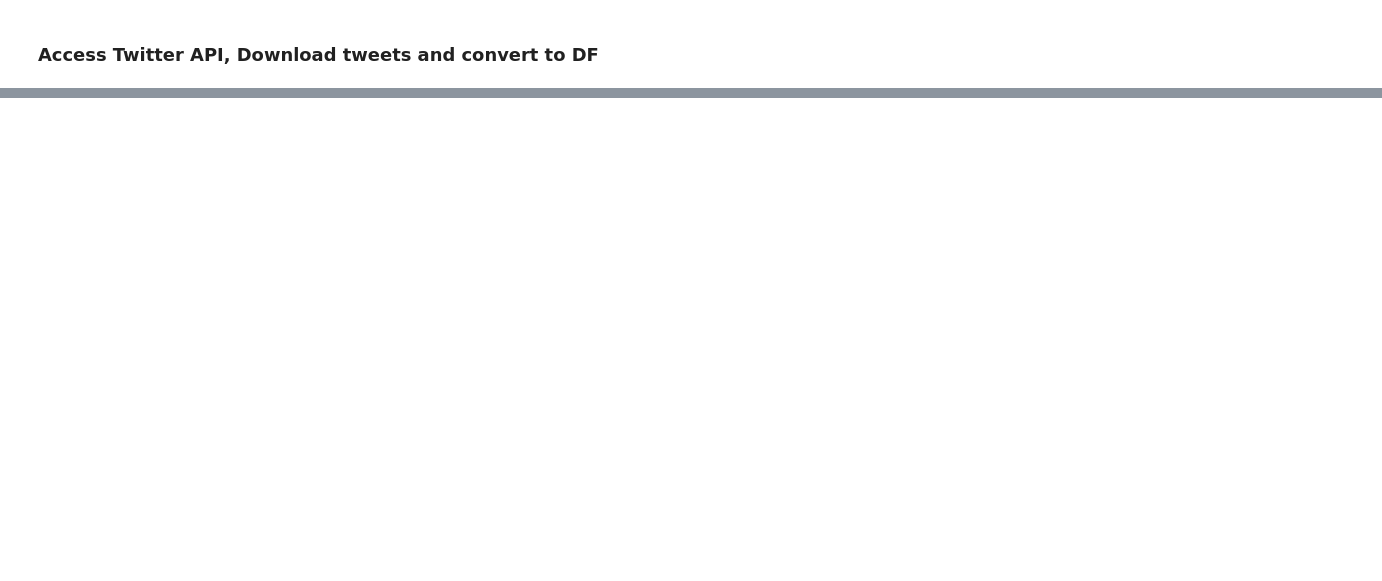
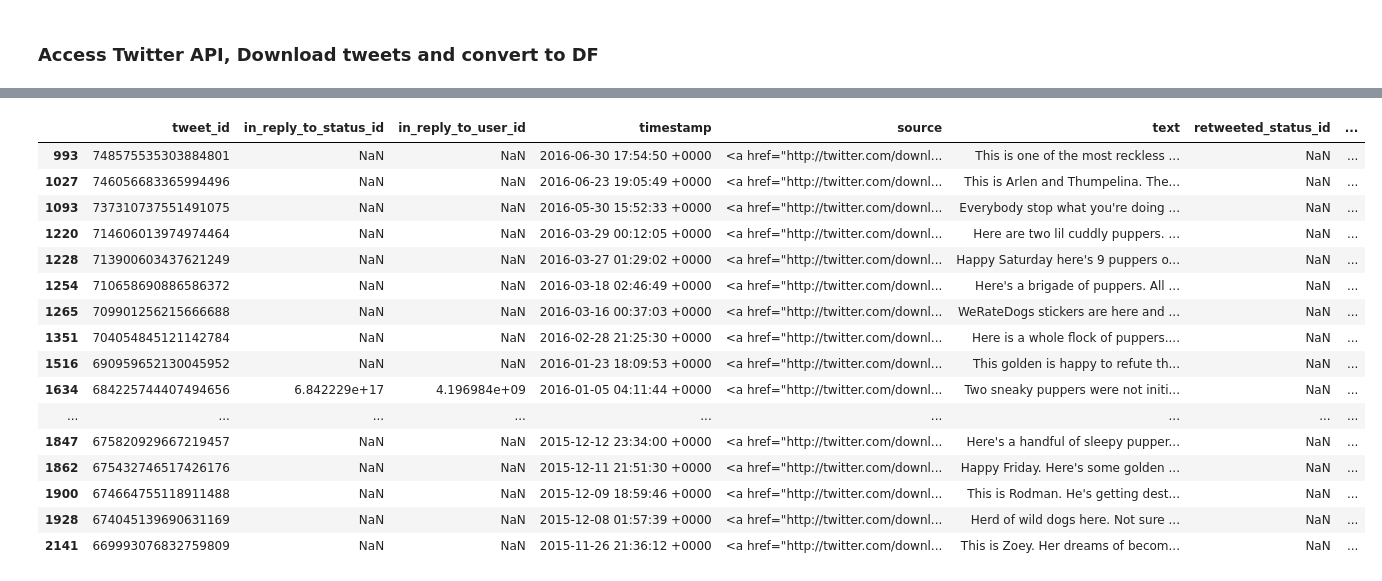
Before and after one commit to cb1118/dataAnalyst, a Jupyter notebook: dataWrangling/project/wrangle_act.ipynb, the cells around one changed output, grey strips where cells are left out. Saved outputs shown, nothing was run; the diff lists cells and outputs as text; code cells hidden in the pictures; blank space fills up the shorter version.

```diff
--- a/dataWrangling/project/wrangle_act.ipynb
+++ b/dataWrangling/project/wrangle_act.ipynb
@@ -32,5 +34,5 @@ pd.set_option('display.max_colwidth', -1)
 # %% [markdown]
 ### Open Twitter Archive
 # %%
-df_tae = pd.read_csv('twitter-archive-enhanced.csv')
+tw_arch = pd.read_csv('twitter-archive-enhanced.csv')
 # %%
@@ -422,0 +218,20 @@ memory usage: 585.6+ KB
+# %%
+tw_arch[tw_arch.text.str.contains('puppers',case = False) & (tw_arch.pupper == "None")]
+# %% [output]
+|  | tweet_id | in_reply_to_status_id | in_reply_to_user_id | timestamp | source | text | retweeted_status_id | ... |
+| 993 | 748575535303884801 | NaN | NaN | 2016-06-30 17:54:50 +0000 | <a href="http://twitter.com/downl... | This is one of the most reckless ... | NaN | ... |
+| 1027 | 746056683365994496 | NaN | NaN | 2016-06-23 19:05:49 +0000 | <a href="http://twitter.com/downl... | This is Arlen and Thumpelina. The... | NaN | ... |
+| 1093 | 737310737551491075 | NaN | NaN | 2016-05-30 15:52:33 +0000 | <a href="http://twitter.com/downl... | Everybody stop what you're doing ... | NaN | ... |
+| 1220 | 714606013974974464 | NaN | NaN | 2016-03-29 00:12:05 +0000 | <a href="http://twitter.com/downl... | Here are two lil cuddly puppers. ... | NaN | ... |
+| 1228 | 713900603437621249 | NaN | NaN | 2016-03-27 01:29:02 +0000 | <a href="http://twitter.com/downl... | Happy Saturday here's 9 puppers o... | NaN | ... |
+| 1254 | 710658690886586372 | NaN | NaN | 2016-03-18 02:46:49 +0000 | <a href="http://twitter.com/downl... | Here's a brigade of puppers. All ... | NaN | ... |
+| 1265 | 709901256215666688 | NaN | NaN | 2016-03-16 00:37:03 +0000 | <a href="http://twitter.com/downl... | WeRateDogs stickers are here and ... | NaN | ... |
+| 1351 | 704054845121142784 | NaN | NaN | 2016-02-28 21:25:30 +0000 | <a href="http://twitter.com/downl... | Here is a whole flock of puppers.... | NaN | ... |
+| 1516 | 690959652130045952 | NaN | NaN | 2016-01-23 18:09:53 +0000 | <a href="http://twitter.com/downl... | This golden is happy to refute th... | NaN | ... |
+| 1634 | 684225744407494656 | 6.842229e+17 | 4.196984e+09 | 2016-01-05 04:11:44 +0000 | <a href="http://twitter.com/downl... | Two sneaky puppers were not initi... | NaN | ... |
+| ... | ... | ... | ... | ... | ... | ... | ... | ... |
+| 1847 | 675820929667219457 | NaN | NaN | 2015-12-12 23:34:00 +0000 | <a href="http://twitter.com/downl... | Here's a handful of sleepy pupper... | NaN | ... |
+| 1862 | 675432746517426176 | NaN | NaN | 2015-12-11 21:51:30 +0000 | <a href="http://twitter.com/downl... | Happy Friday. Here's some golden ... | NaN | ... |
+| 1900 | 674664755118911488 | NaN | NaN | 2015-12-09 18:59:46 +0000 | <a href="http://twitter.com/downl... | This is Rodman. He's getting dest... | NaN | ... |
+| 1928 | 674045139690631169 | NaN | NaN | 2015-12-08 01:57:39 +0000 | <a href="http://twitter.com/downl... | Herd of wild dogs here. Not sure ... | NaN | ... |
+| 2141 | 669993076832759809 | NaN | NaN | 2015-11-26 21:36:12 +0000 | <a href="http://twitter.com/downl... | This is Zoey. Her dreams of becom... | NaN | ... |
```
Also changed, not shown: parts of 101 cells of this notebook.
